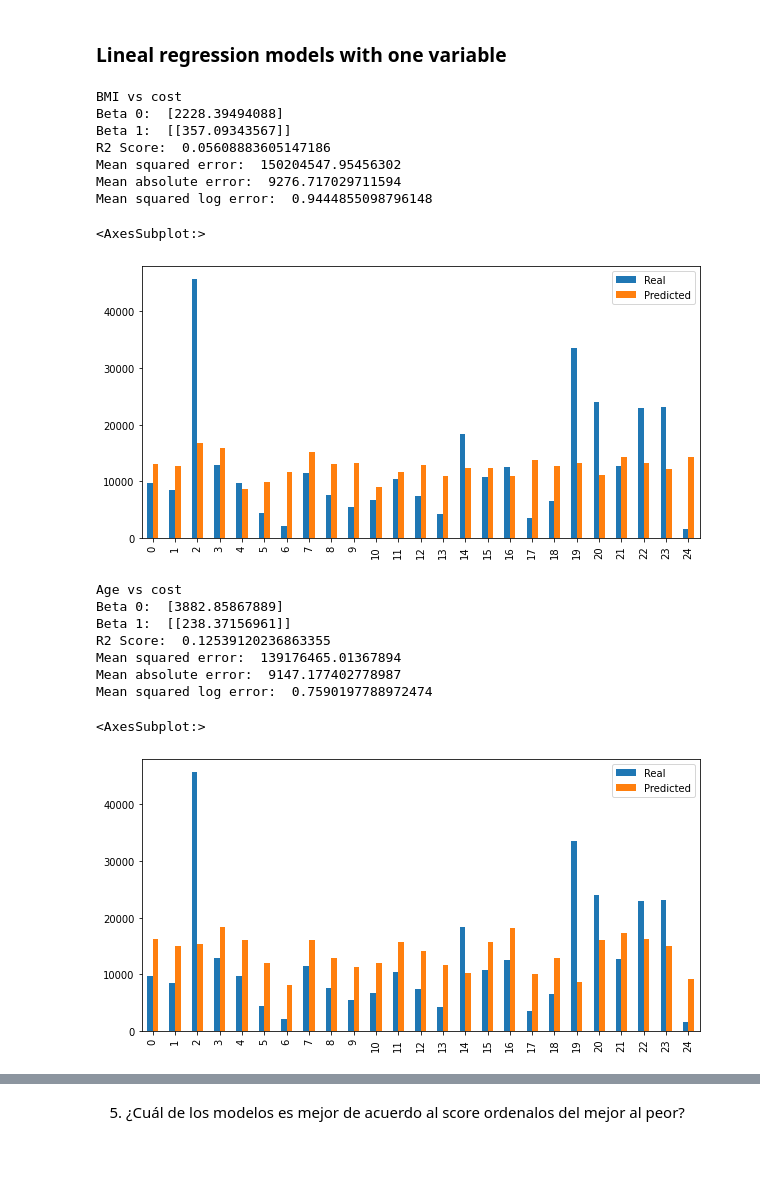
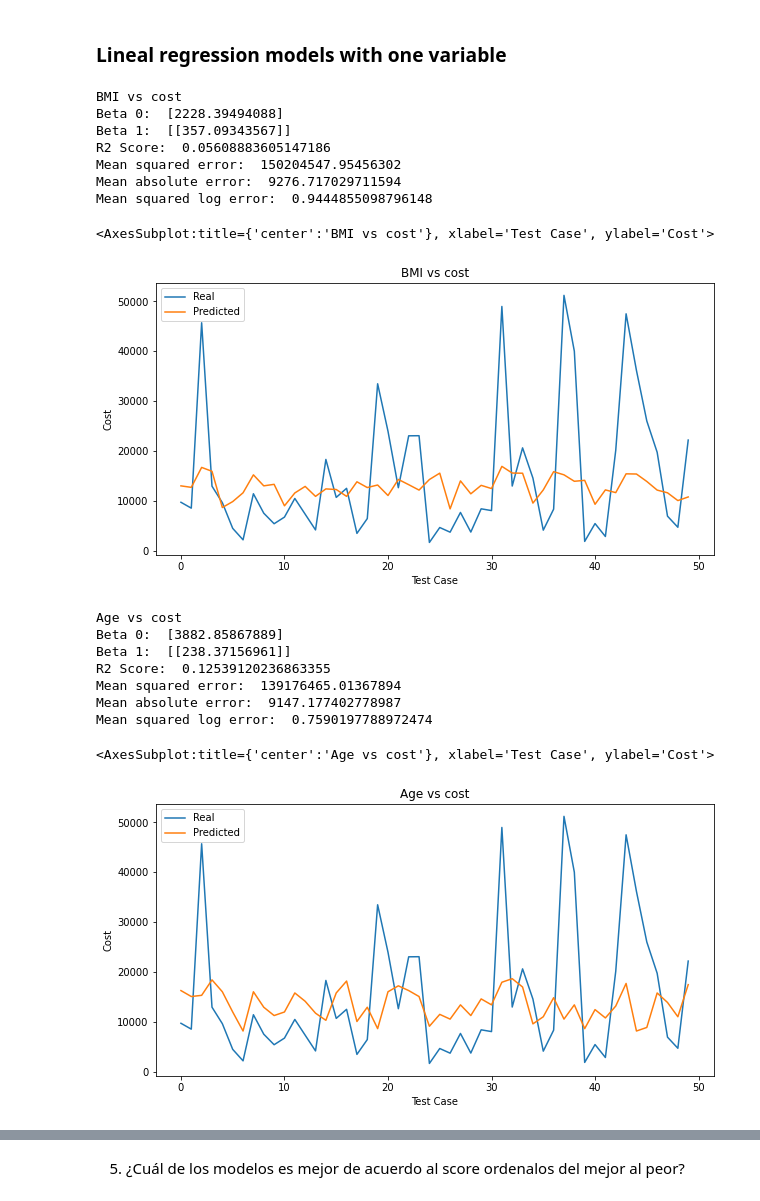
Before and after one commit to ltchycrane/Semana_Tec, a Jupyter notebook: 6.4 - Proyecto - Regresion Linea.ipynb, the cells around one changed output, grey strips where cells are left out. Saved outputs shown, nothing was run; the diff lists cells and outputs as text; code cells hidden in the pictures; blank space fills up the shorter version.

```diff
--- a/6.4 - Proyecto - Regresion Linea.ipynb
+++ b/6.4 - Proyecto - Regresion Linea.ipynb
@@ -130,33 +121,33 @@ corr.style.background_gradient(cmap='coolwarm')
 # %%
 # BMI vs cost
 X = df['bmi'].values.reshape(-1,1)
 y = charges.values.reshape(-1,1)
 X_train, X_test, y_train, y_test = train_test_split(X, y, test_size=0.2, random_state=0)
 regressor_bmi = LinearRegression()
 regressor_bmi.fit(X_train, y_train)
 y_pred_bmi = regressor_bmi.predict(X_test)
 print('BMI vs cost')
 print('Beta 0: ', regressor_bmi.intercept_)
 print('Beta 1: ', regressor_bmi.coef_)
 bmi_r2 = r2_score(y_test, y_pred_bmi)
 print('R2 Score: ', bmi_r2)
 print('Mean squared error: ', mean_squared_error(y_test, y_pred_bmi))
 print('Mean absolute error: ', mean_absolute_error(y_test, y_pred_bmi))
 print('Mean squared log error: ', mean_squared_log_error(y_test, y_pred_bmi))
 # Save predictions vs real values
 df_bmi = pd.DataFrame({'Real': y_test.flatten(), 'Predicted': y_pred_bmi.flatten()})
 # Plot predictions vs real values
-df_bmi.head(25).plot(kind='bar',figsize=(10,5))
+df_bmi.head(50).plot(figsize=(10,5), title='BMI vs cost', xlabel='Test Case', ylabel='Cost')
 # %% [output]
 BMI vs cost
 Beta 0:  [2228.39494088]
 Beta 1:  [[357.09343567]]
 R2 Score:  0.05608883605147186
 Mean squared error:  150204547.95456302
 Mean absolute error:  9276.717029711594
 Mean squared log error:  0.9444855098796148
-<AxesSubplot:>
+<AxesSubplot:title={'center':'BMI vs cost'}, xlabel='Test Case', ylabel='Cost'>
-[figure, old version]
+[figure, new version]
 # %%
 # Age vs cost
 X = df['age'].values.reshape(-1,1)
@@ -176,7 +167,7 @@ print('Mean squared log error: ', mean_squared_log_error(y_test, y_pred_age))
 # Save predictions vs real values
 df_age = pd.DataFrame({'Real': y_test.flatten(), 'Predicted': y_pred_age.flatten()})
 # Plot predictions vs real values
-df_age.head(25).plot(kind='bar',figsize=(10,5))
+df_age.head(50).plot(figsize=(10,5), title='Age vs cost', xlabel='Test Case', ylabel='Cost')
 # %% [output]
 Age vs cost
 Beta 0:  [3882.85867889]
@@ -185,8 +176,8 @@ R2 Score:  0.12539120236863355
 Mean squared error:  139176465.01367894
 Mean absolute error:  9147.177402778987
 Mean squared log error:  0.7590197788972474
-<AxesSubplot:>
+<AxesSubplot:title={'center':'Age vs cost'}, xlabel='Test Case', ylabel='Cost'>
-[figure, old version]
+[figure, new version]
 # %%
 # Children vs cost
 X = df['children'].values.reshape(-1,1)
```
Also changed, not shown: parts of 13 cells of this notebook.
